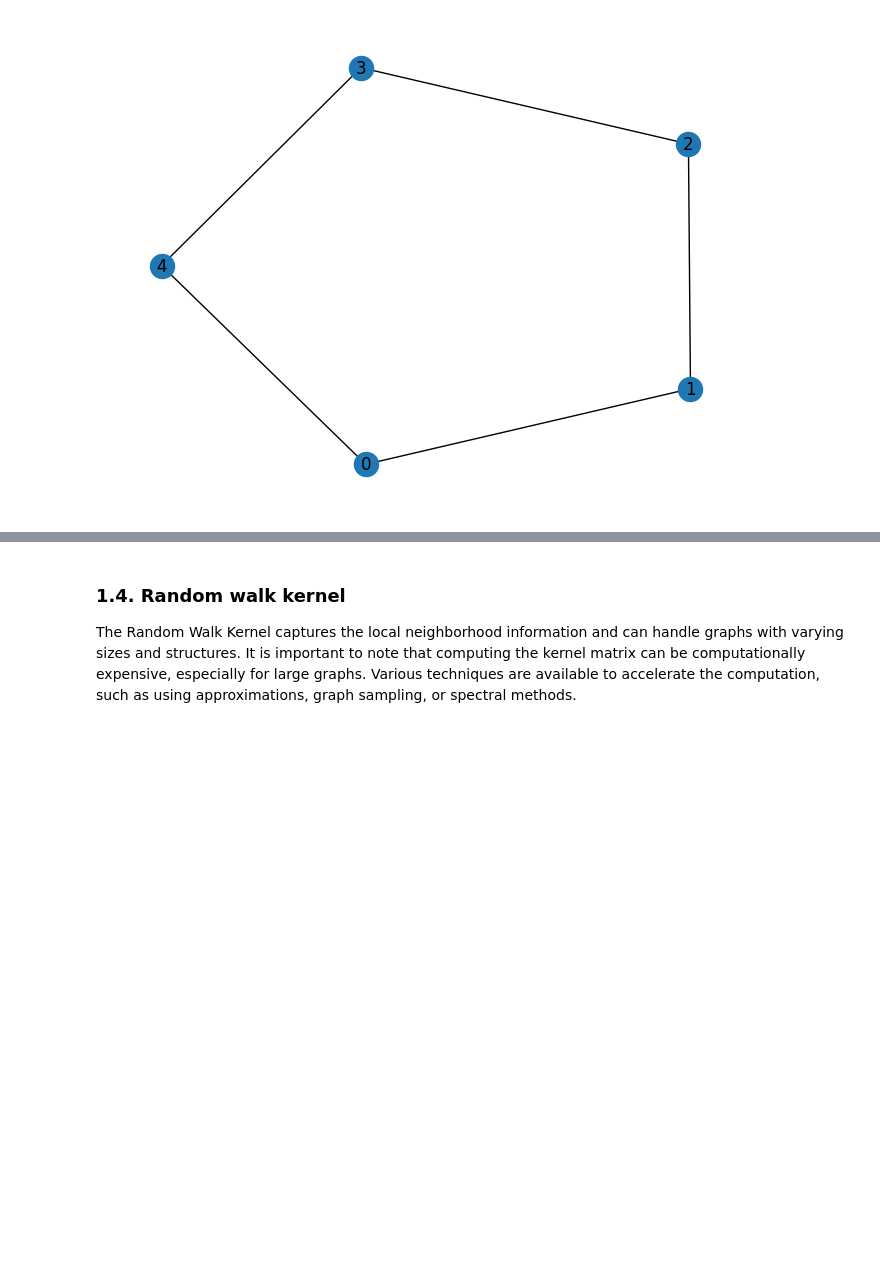
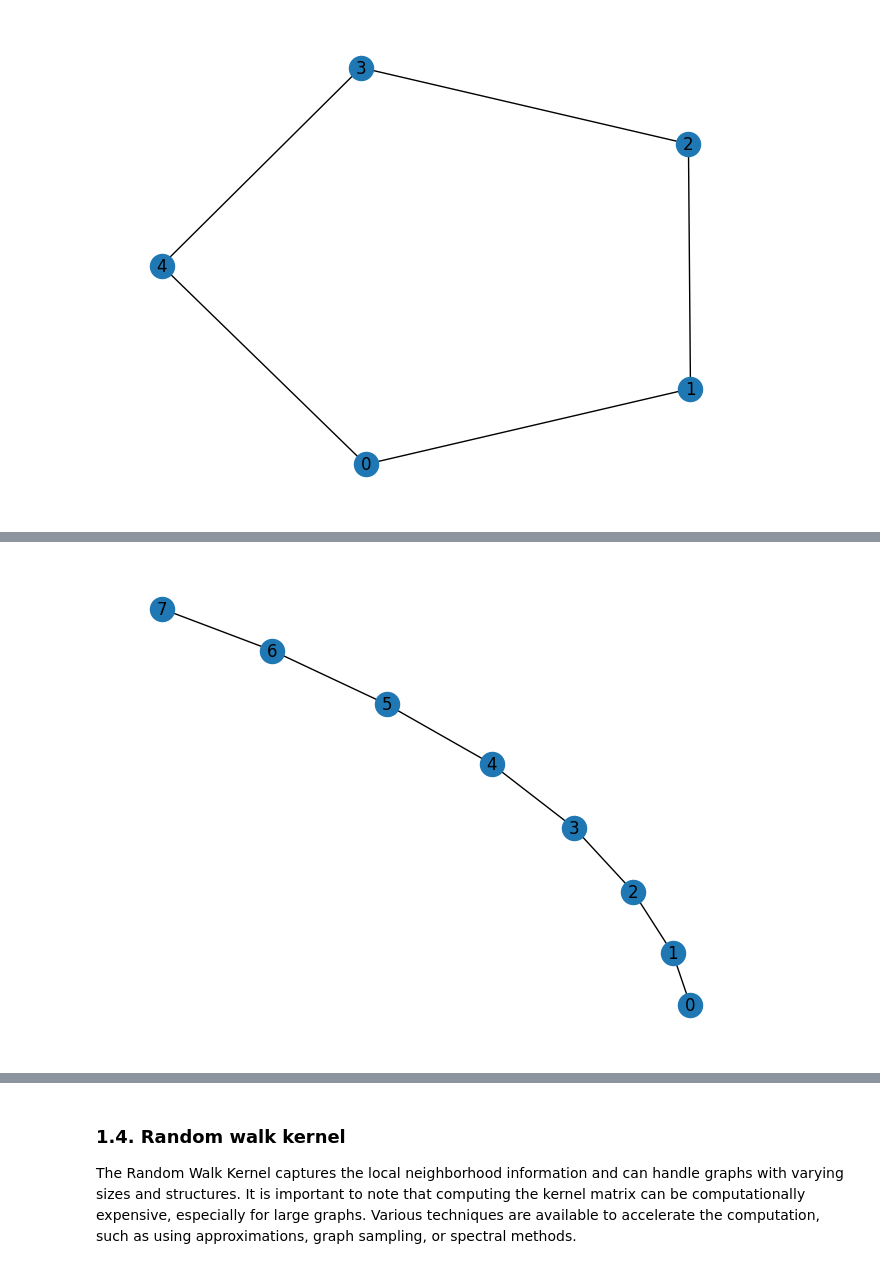
Before and after one commit to NSLab-CUK/Graph-Mining-Spring-2023, a Jupyter notebook: W13/Practice_13.ipynb, the cells around one changed output, grey strips where cells are left out. Drawn from its saved outputs; the diff is of its cells as text; code cells hidden in the pictures; blank space fills up the shorter version.

```diff
--- a/W13/Practice_13.ipynb
+++ b/W13/Practice_13.ipynb
@@ -176,0 +248,4 @@ nx.draw(G2, with_labels = True)
+# %%
+nx.draw(G1, with_labels = True)
+# %% [output]
+[figure, added]
```
Also changed, not shown: parts of 3 cells of this notebook.
